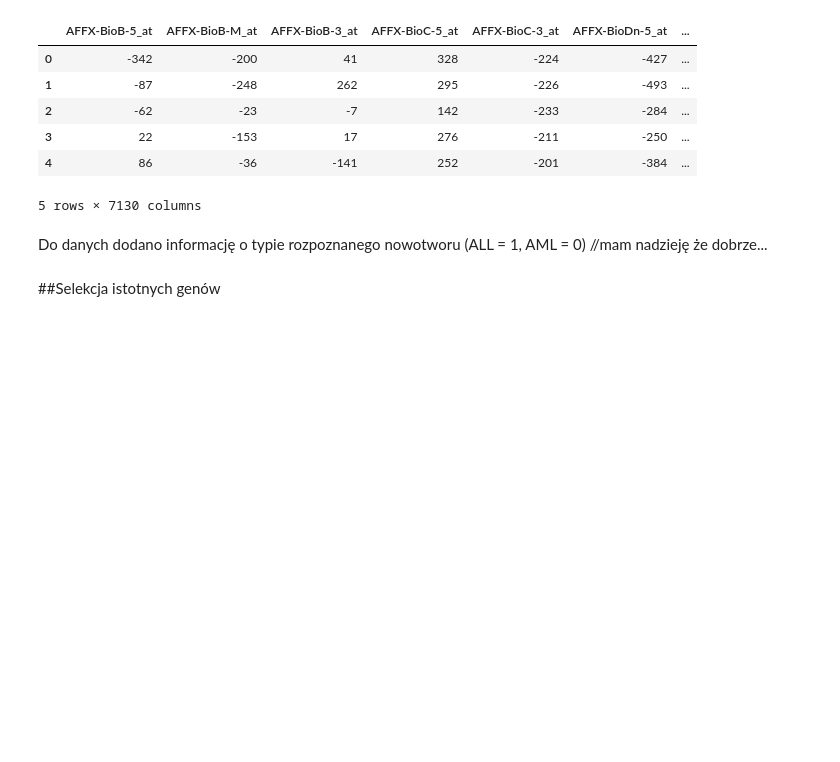
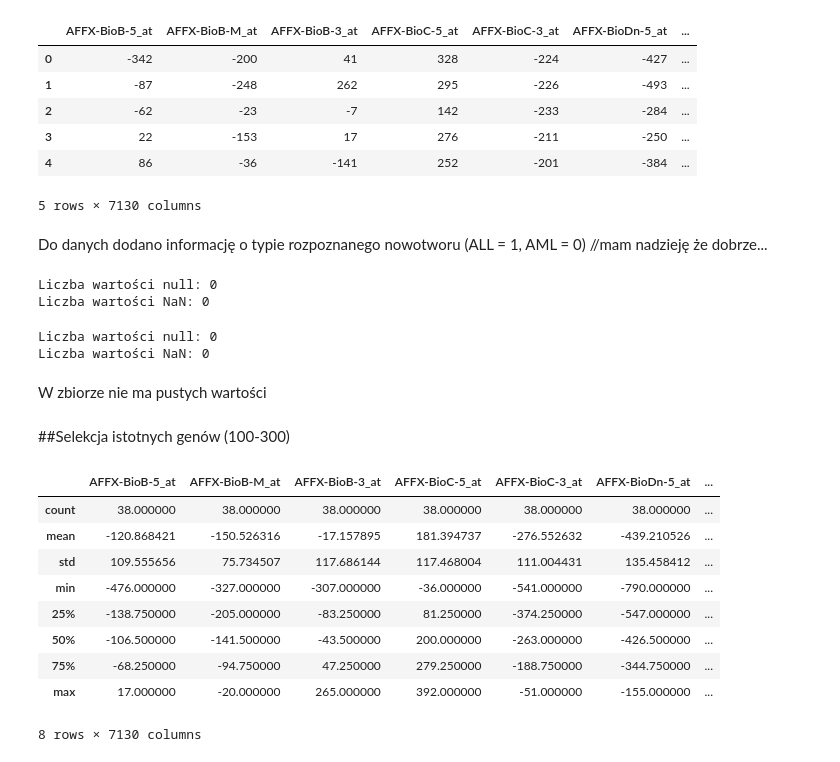
Before and after one commit to szezlong/gene-classification, a Jupyter notebook: Gene_Classification.ipynb, the cells around one changed output. Cells and saved outputs as stored; diff of their text form; code cells hidden in the pictures; blank space fills up the shorter version.

```diff
--- a/Gene_Classification.ipynb
+++ b/Gene_Classification.ipynb
@@ -162,5 +162,39 @@ test_df.head()
 # %% [markdown]
 Do danych dodano informację o typie rozpoznanego nowotworu (ALL = 1, AML = 0)
 //mam nadzieję że dobrze...
+# %%
+tr_nulls = train_df.isnull().sum().sum()
+tr_nans = train_df.isna().sum().sum()
+
+print("Liczba wartości null:", tr_nulls)
+print("Liczba wartości NaN:", tr_nans)
+# %% [output]
+Liczba wartości null: 0
+Liczba wartości NaN: 0
+# %%
+ts_nulls = test_df.isnull().sum().sum()
+ts_nans = test_df.isna().sum().sum()
+
+print("Liczba wartości null:", ts_nulls)
+print("Liczba wartości NaN:", ts_nans)
+# %% [output]
+Liczba wartości null: 0
+Liczba wartości NaN: 0
+# %% [markdown]
+W zbiorze nie ma pustych wartości
 # %% [markdown]
 ##Selekcja istotnych genów
+(100-300)
+# %%
+train_df.describe()
+# %% [output]
+|  | AFFX-BioB-5_at | AFFX-BioB-M_at | AFFX-BioB-3_at | AFFX-BioC-5_at | AFFX-BioC-3_at | AFFX-BioDn-5_at | ... |
+| count | 38.000000 | 38.000000 | 38.000000 | 38.000000 | 38.000000 | 38.000000 | ... |
+| mean | -120.868421 | -150.526316 | -17.157895 | 181.394737 | -276.552632 | -439.210526 | ... |
+| std | 109.555656 | 75.734507 | 117.686144 | 117.468004 | 111.004431 | 135.458412 | ... |
+| min | -476.000000 | -327.000000 | -307.000000 | -36.000000 | -541.000000 | -790.000000 | ... |
+| 25% | -138.750000 | -205.000000 | -83.250000 | 81.250000 | -374.250000 | -547.000000 | ... |
+| 50% | -106.500000 | -141.500000 | -43.500000 | 200.000000 | -263.000000 | -426.500000 | ... |
+| 75% | -68.250000 | -94.750000 | 47.250000 | 279.250000 | -188.750000 | -344.750000 | ... |
+| max | 17.000000 | -20.000000 | 265.000000 | 392.000000 | -51.000000 | -155.000000 | ... |
+8 rows × 7130 columns
```
Also changed, not shown: parts of 6 cells of this notebook.
